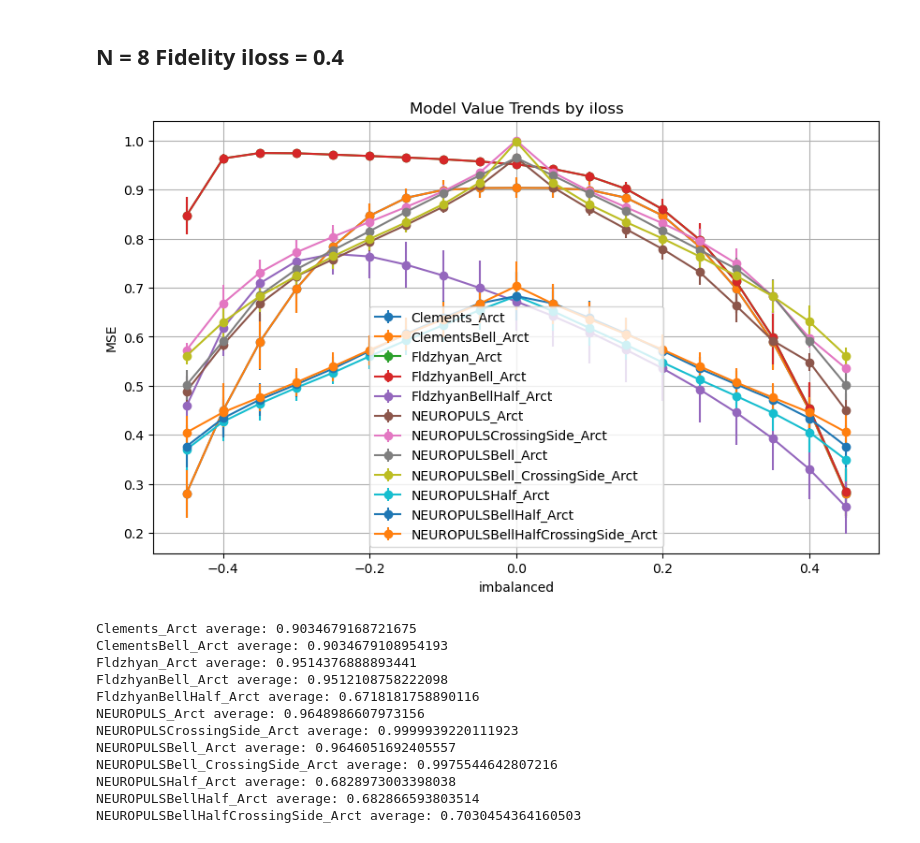
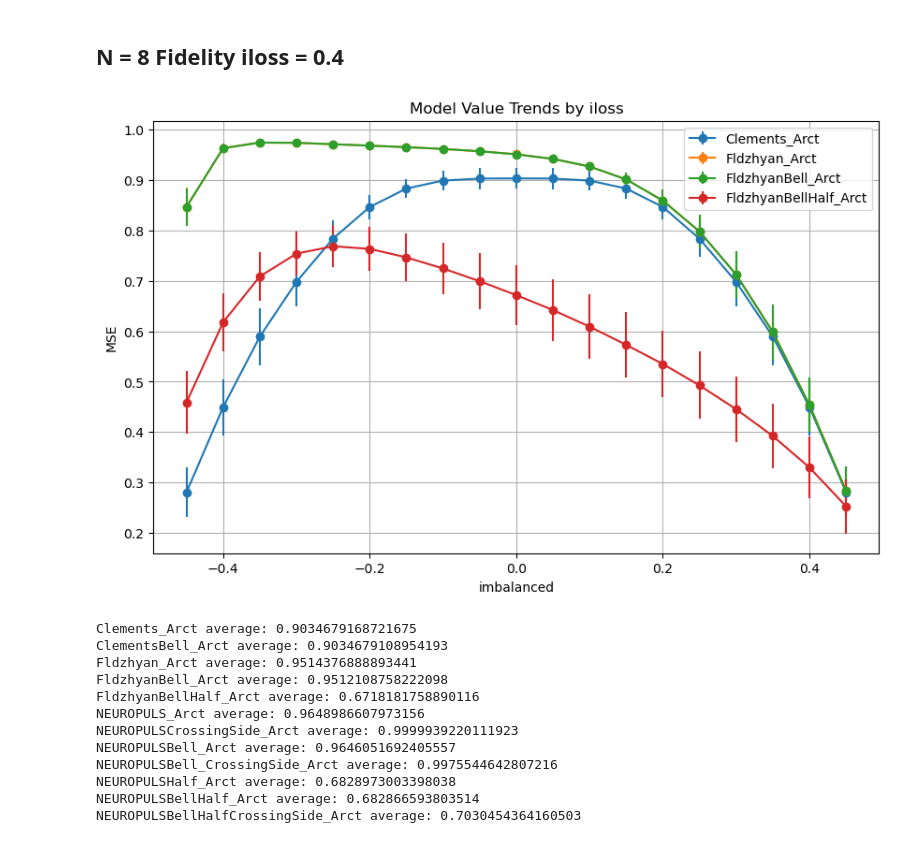
Before and after one commit to SBern1w/Code_Architecture_Paper, a Jupyter notebook: 20240612_dataAnalysis3/grapth_from_JSON.ipynb, the cells around one changed output. Cells and saved outputs as stored; diff of their text form; code cells hidden in the pictures.

```diff
--- a/20240612_dataAnalysis3/grapth_from_JSON.ipynb
+++ b/20240612_dataAnalysis3/grapth_from_JSON.ipynb
@@ -78,11 +78,16 @@ name_models = [
     'FldzhyanBellHalf_Arct',
     'NEUROPULS_Arct', 'NEUROPULSCrossingSide_Arct', 'NEUROPULSBell_Arct', 'NEUROPULSBell_CrossingSide_Arct',
     'NEUROPULSHalf_Arct', 'NEUROPULSBellHalf_Arct', 'NEUROPULSBellHalfCrossingSide_Arct']
+
+name_models = [
+     'Fldzhyan_Arct', 'FldzhyanBell_Arct',
+    'FldzhyanBellHalf_Arct']
+
+
 name_models_choise = [
-    'Clements_Arct', 'ClementsBell_Arct', 'Fldzhyan_Arct', 'FldzhyanBell_Arct',
-    'FldzhyanBellHalf_Arct',
-    'NEUROPULS_Arct', 'NEUROPULSCrossingSide_Arct', 'NEUROPULSBell_Arct', 'NEUROPULSBell_CrossingSide_Arct',
-    'NEUROPULSHalf_Arct', 'NEUROPULSBellHalf_Arct', 'NEUROPULSBellHalfCrossingSide_Arct']
+    'Clements_Arct',
+    'Fldzhyan_Arct', 'FldzhyanBell_Arct',
+    'FldzhyanBellHalf_Arct',]
 
 # Download the file
 with open(JSON_file_name, 'r') as file:
@@ -108,7 +113,7 @@ for name_arch in name_models_choise:
                 marker='o', label=name_arch)
 plt.title('Model Value Trends by iloss')
 plt.xlabel('imbalanced')
-plt.ylabel('MSE')
+plt.ylabel('Fidelity')
 plt.legend()
 plt.grid(True)
 plt.show()
@@ -148,41 +144,48 @@ name_models_choise = [
     'FldzhyanBellHalf_Arct',
     'NEUROPULS_Arct', 'NEUROPULSCrossingSide_Arct', 'NEUROPULSBell_Arct', 'NEUROPULSBell_CrossingSide_Arct',
     'NEUROPULSHalf_Arct', 'NEUROPULSBellHalf_Arct', 'NEUROPULSBellHalfCrossingSide_Arct']
+
+name_models_choise = [
+    'Clements_Arct',
+    'Fldzhyan_Arct', 'FldzhyanBell_Arct',
+    'FldzhyanBellHalf_Arct',]
 
 # Download the file
 with open(JSON_file_name, 'r') as file:
     data = json.load(file)
 simulations = data["simulations"]
 
 def filter_list_of_dicts(dict_list, name_arch):
     filtered_list = []
     for dictionary in dict_list:
         for value in dictionary.values():
             if value == name_arch:
                 filtered_list.append(dictionary)
                 break  # No need to check other values in the same dictionary
     return filtered_list
 
 plt.figure(figsize=(10, 6))
 for name_arch in name_models_choise:
     filtered_list_disct = filter_list_of_dicts(simulations, name_arch)
     imbalances = [sim["imbalance_const"] for sim in filtered_list_disct]
     average = [sim["average"] for sim in filtered_list_disct]
     std_dev = [sim["std_dev"] for sim in filtered_list_disct]
     plt.errorbar(imbalances, average, yerr=std_dev,
                 marker='o', label=name_arch)
 plt.title('Model Value Trends by iloss')
 plt.xlabel('imbalanced')
 plt.ylabel('MSE')
 plt.legend()
 plt.grid(True)
 plt.show()
 
 for model in name_models:
-    MSE_0 = [sim["average"] for sim in filter_list_of_dicts(simulations, model)][9]
-    print(model+' average: '+str(MSE_0))
+    idx = 9
+    MSE_0 = [sim["average"] for sim in filter_list_of_dicts(simulations, model)][idx]
+    imb = [sim["imbalance_const"] for sim in filter_list_of_dicts(simulations, model)][idx]
+    print(model+' average imb='+str(imb)+': '+str(MSE_0))
 # %% [output]
-[figure, old version]
+[figure, new version]
 Clements_Arct average: 0.9034679168721675
 ClementsBell_Arct average: 0.9034679108954193
 Fldzhyan_Arct average: 0.9514376888893441
```
Also changed, not shown: parts of 1 cell of this notebook, 16 other files.
